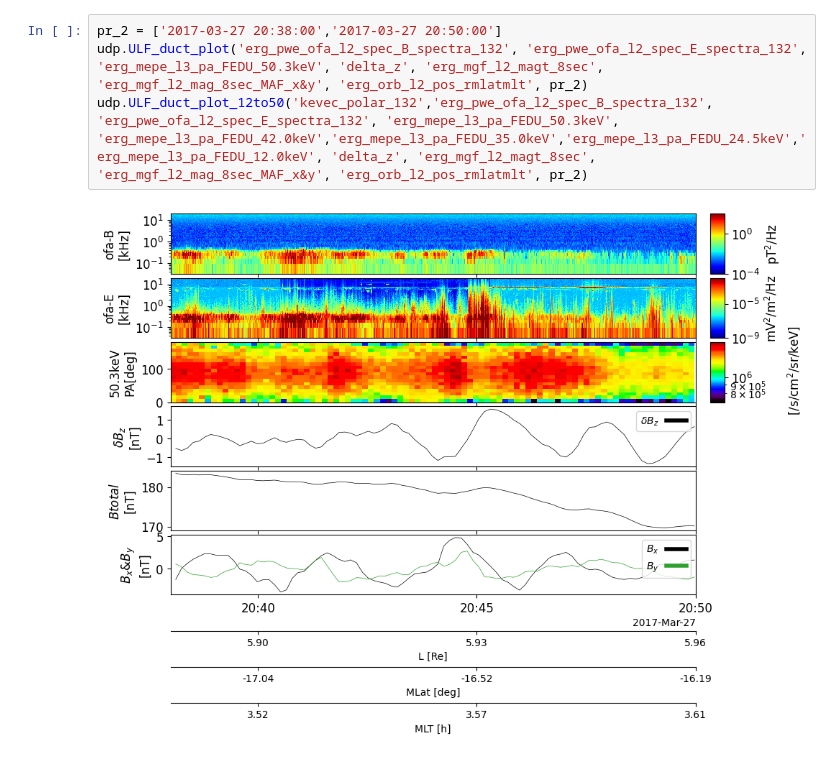
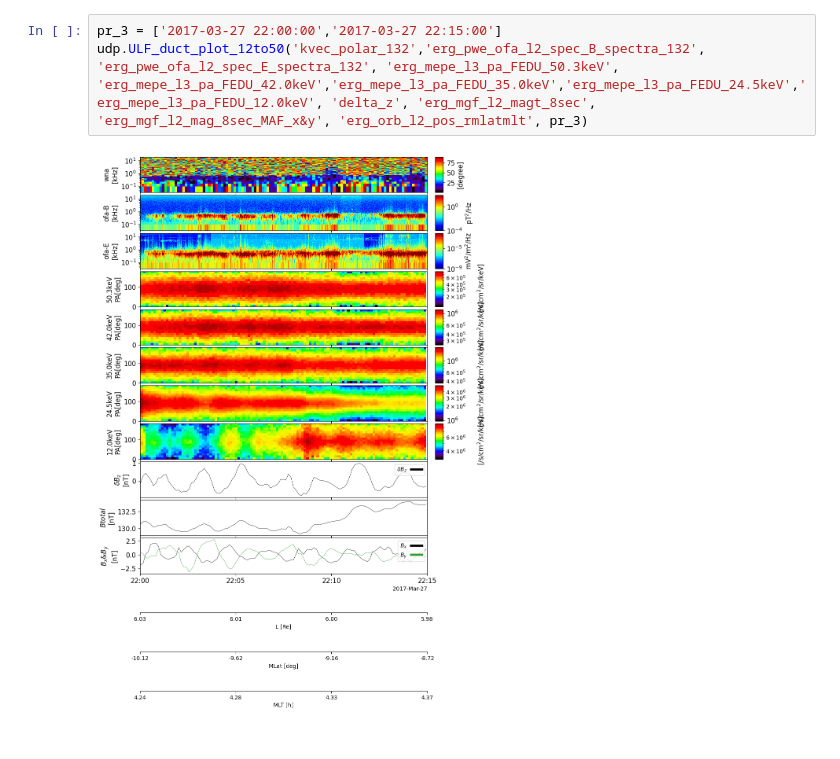
Before and after one commit to JackKTachi/duct_analysis, a Jupyter notebook: basic/ULF_duct_2017Mar27.ipynb, the cells around one changed output. Drawn from its saved outputs; the diff is of its cells as text.

```diff
--- a/basic/ULF_duct_2017Mar27.ipynb
+++ b/basic/ULF_duct_2017Mar27.ipynb
@@ -77,6 +125,5 @@ udp.ULF_duct_plot_12to50('kevec_polar_132','erg_pwe_ofa_l2_spec_B_spectra_132',
 # %%
-pr_2 = ['2017-03-27 20:38:00','2017-03-27 20:50:00']
-udp.ULF_duct_plot('erg_pwe_ofa_l2_spec_B_spectra_132', 'erg_pwe_ofa_l2_spec_E_spectra_132', 'erg_mepe_l3_pa_FEDU_50.3keV', 'delta_z', 'erg_mgf_l2_magt_8sec', 'erg_mgf_l2_mag_8sec_MAF_x&y', 'erg_orb_l2_pos_rmlatmlt', pr_2)
-udp.ULF_duct_plot_12to50('kevec_polar_132','erg_pwe_ofa_l2_spec_B_spectra_132', 'erg_pwe_ofa_l2_spec_E_spectra_132', 'erg_mepe_l3_pa_FEDU_50.3keV', 'erg_mepe_l3_pa_FEDU_42.0keV','erg_mepe_l3_pa_FEDU_35.0keV','erg_mepe_l3_pa_FEDU_24.5keV','erg_mepe_l3_pa_FEDU_12.0keV', 'delta_z', 'erg_mgf_l2_magt_8sec', 'erg_mgf_l2_mag_8sec_MAF_x&y', 'erg_orb_l2_pos_rmlatmlt', pr_2)
+pr_3 = ['2017-03-27 22:00:00','2017-03-27 22:15:00']
+udp.ULF_duct_plot_12to50('kvec_polar_132','erg_pwe_ofa_l2_spec_B_spectra_132', 'erg_pwe_ofa_l2_spec_E_spectra_132', 'erg_mepe_l3_pa_FEDU_50.3keV', 'erg_mepe_l3_pa_FEDU_42.0keV','erg_mepe_l3_pa_FEDU_35.0keV','erg_mepe_l3_pa_FEDU_24.5keV','erg_mepe_l3_pa_FEDU_12.0keV', 'delta_z', 'erg_mgf_l2_magt_8sec', 'erg_mgf_l2_mag_8sec_MAF_x&y', 'erg_orb_l2_pos_rmlatmlt', pr_3)
 # %% [output]
-[figure, old version]
+[figure, new version]
```
Also changed, not shown: parts of 12 cells of this notebook, 18 other files.
